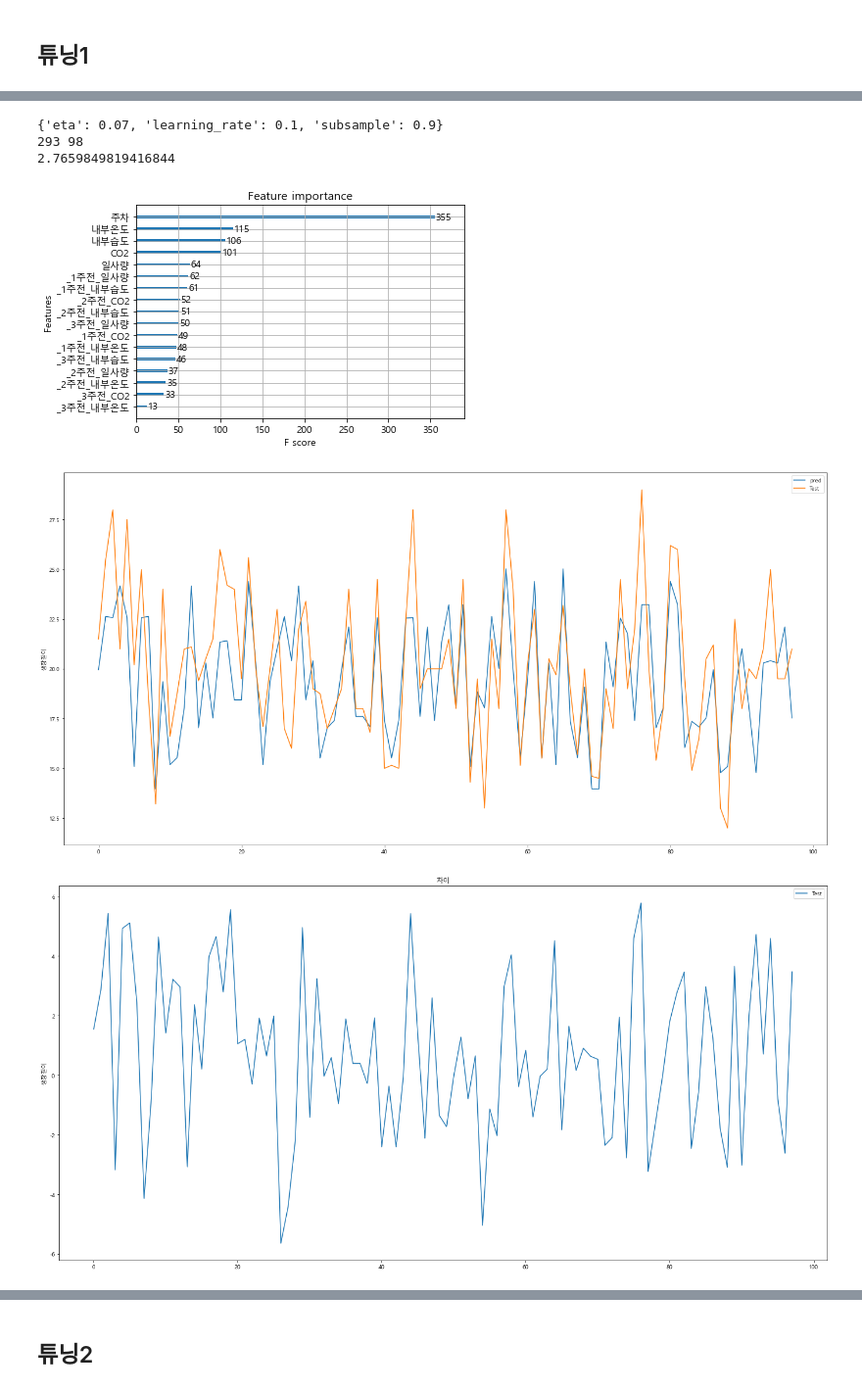
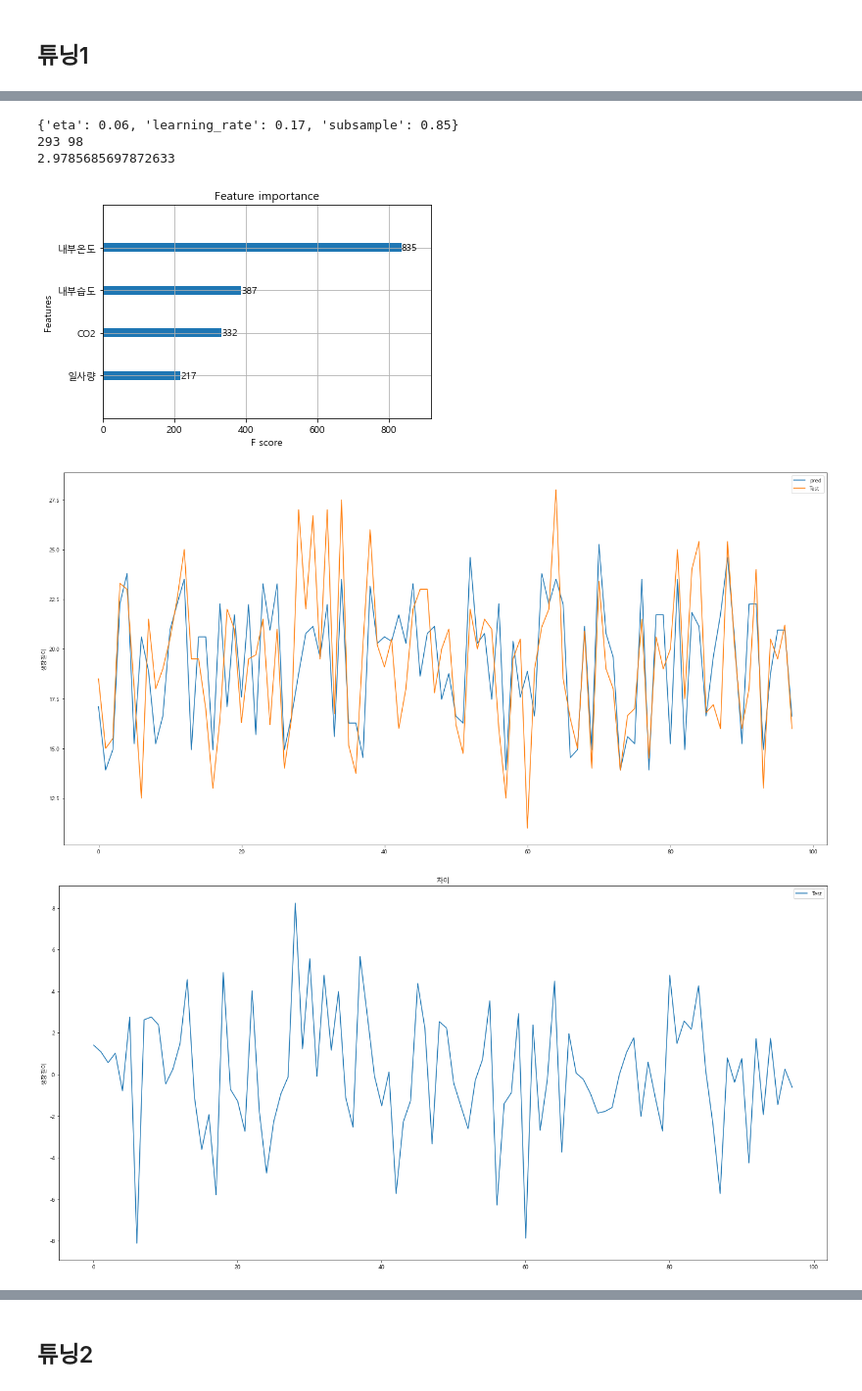
Before and after one commit to meucham11/nong_intern, a Jupyter notebook: 토마토/1819/로즈밸리_ㅈㅂㄷ.ipynb, the cells around one changed output, grey strips where cells are left out. Shown at 98% size. Drawn from its saved outputs; the diff is of its cells as text; code cells hidden in the pictures.

```diff
--- a/토마토/1819/로즈밸리_ㅈㅂㄷ.ipynb
+++ b/토마토/1819/로즈밸리_ㅈㅂㄷ.ipynb
@@ -432,7 +432,7 @@ def xgb(df,Y,parameters):
 
     xgb_regressor = GridSearchCV(xgb_model,parameters,scoring='neg_mean_squared_error',cv=10)
 
-    x_train=df.iloc[:,1:]
+    x_train=df.iloc[:,[2,3,4,5,8,12]]
     y_train=df[Y]
 
 
@@ -537,16 +555,16 @@ merge_dataset.iloc[result.index,:]
 # %%
-parameters = {'eta':[0.07,0.1,0.13],
-              'learning_rate':[0.08,0.1,0.13,0.15,0.17,0.2,0.3,0.6],
-              'subsample':[0.7,0.8,0.9]}
+parameters = {'eta':[0.06,0.63,0.065],
+              'learning_rate':[0.1,0.15,0.17,0.18],
+              'subsample':[0.84,0.85,0.86]}
 result = xgb(model_dataset,'생장길이',parameters=parameters)
 merge_dataset.iloc[result.index,:]
 # %% [output]
-{'eta': 0.07, 'learning_rate': 0.1, 'subsample': 0.9}
+{'eta': 0.06, 'learning_rate': 0.17, 'subsample': 0.85}
 293 98
-2.7659849819416844
+2.9785685697872633
-[figure, old version]
+[figure, new version]
-[figure, old version]
+[figure, new version]
-[figure, old version]
+[figure, new version]
 --------------------------------------------------------------------------------------------
 --------------------------------------------------------------------------------------------
 --------------------------------------------------------------------------------------------
```
Also changed, not shown: parts of 7 cells of this notebook.
